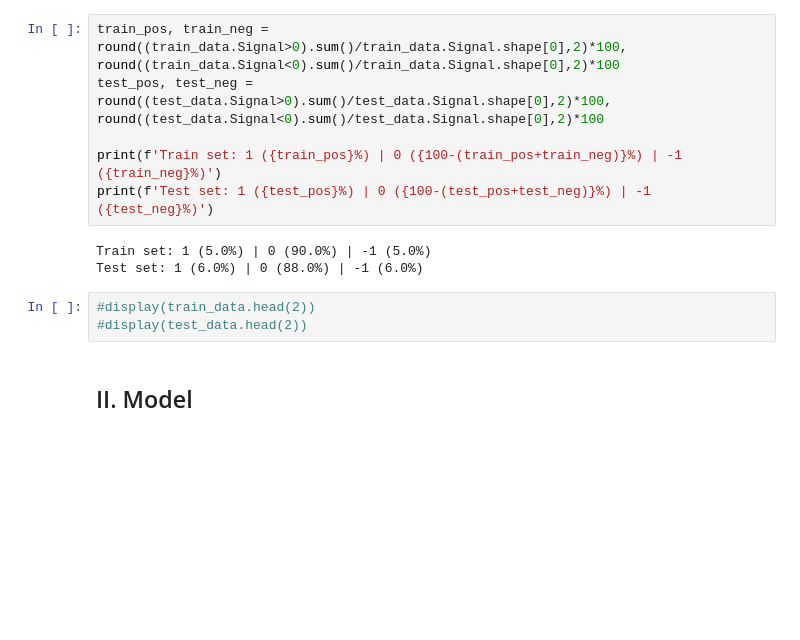
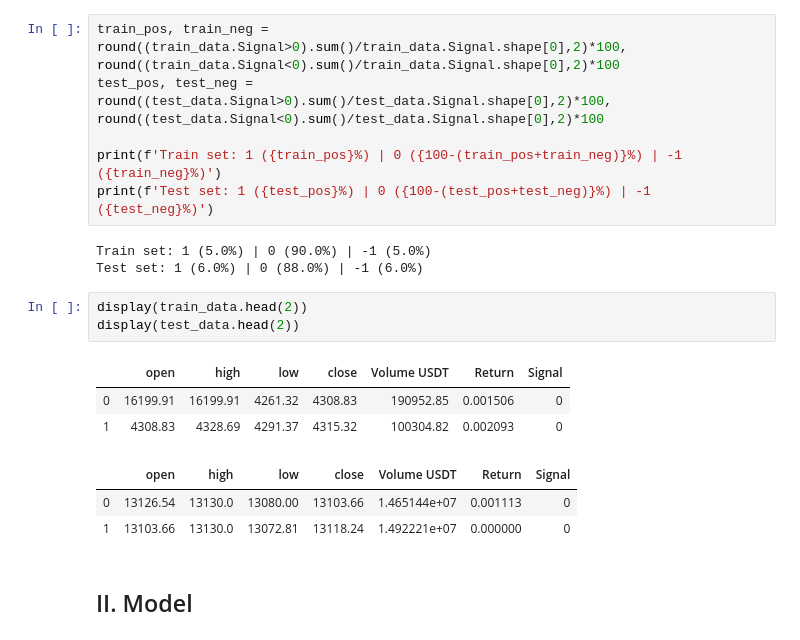
Before and after one commit to KhelifaAmeur/ML-trading-strategies, a Jupyter notebook: test_model.ipynb, the cells around one changed output. Cells and saved outputs as stored; diff of their text form; blank space fills up the shorter version.

```diff
--- a/test_model.ipynb
+++ b/test_model.ipynb
@@ -75,8 +75,15 @@ print(f'Test set: 1 ({test_pos}%) | 0 ({100-(test_pos+test_neg)}%) | -1 ({test_n
 Train set: 1 (5.0%) | 0 (90.0%) | -1 (5.0%)
 Test set: 1 (6.0%) | 0 (88.0%) | -1 (6.0%)
 # %%
-#display(train_data.head(2))
-#display(test_data.head(2))
+display(train_data.head(2))
+display(test_data.head(2))
+# %% [output]
+|  | open | high | low | close | Volume USDT | Return | Signal |
+| 0 | 16199.91 | 16199.91 | 4261.32 | 4308.83 | 190952.85 | 0.001506 | 0 |
+| 1 | 4308.83 | 4328.69 | 4291.37 | 4315.32 | 100304.82 | 0.002093 | 0 |
+|  | open | high | low | close | Volume USDT | Return | Signal |
+| 0 | 13126.54 | 13130.0 | 13080.00 | 13103.66 | 1.465144e+07 | 0.001113 | 0 |
+| 1 | 13103.66 | 13130.0 | 13072.81 | 13118.24 | 1.492221e+07 | 0.000000 | 0 |
 # %% [markdown]
 ## II. Model
 # %% [markdown]
```
Also changed, not shown: parts of 3 cells of this notebook, 3 other files.
